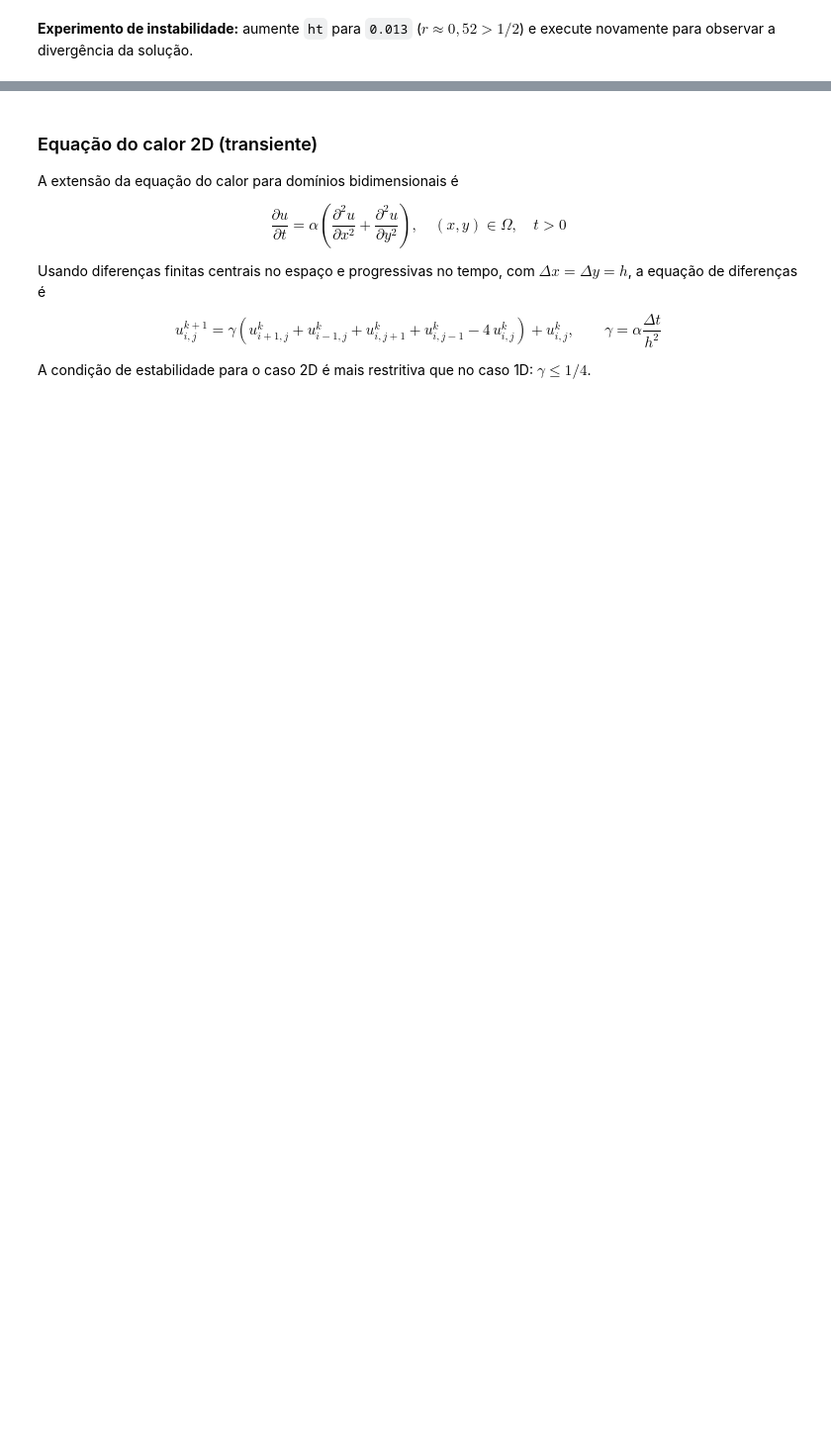
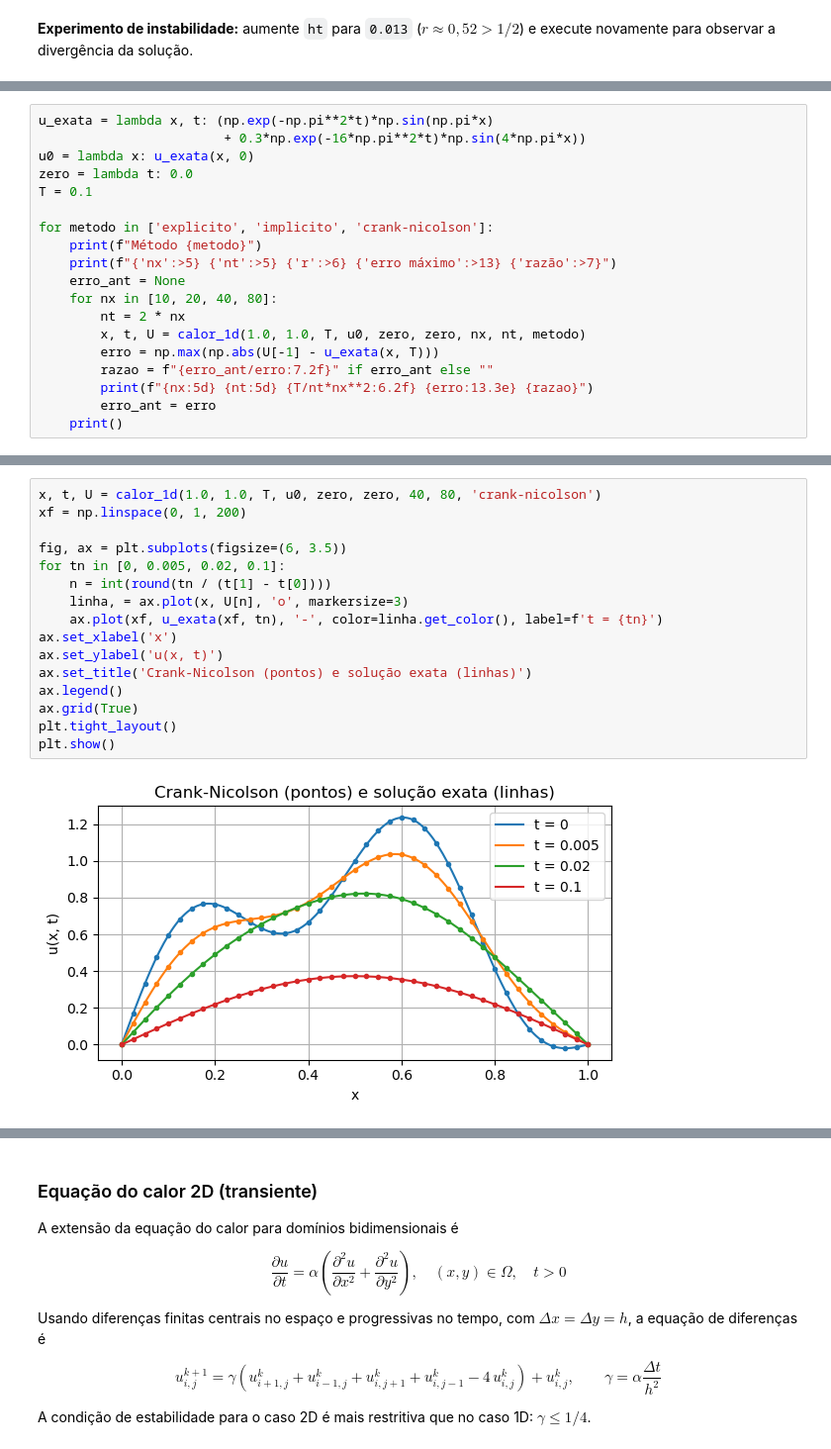
Before and after one commit to tiagoburiol/metodos_numericos_em_python, a Jupyter notebook: 8_EQUACOES_DIFERENCIAIS_PARCIAIS/8.4_edps_parabolicas.ipynb, the cells around one changed output, grey strips where cells are left out. Shown at 99% size. Cells and saved outputs as stored; diff of their text form; blank space fills up the shorter version.

```diff
--- a/8_EQUACOES_DIFERENCIAIS_PARCIAIS/8.4_edps_parabolicas.ipynb
+++ b/8_EQUACOES_DIFERENCIAIS_PARCIAIS/8.4_edps_parabolicas.ipynb
@@ -704,0 +251,19 @@ que é a expressão utilizada para calcular os erros relativos das aproximaçõe
+# %%
+u_exata = lambda x, t: (np.exp(-np.pi**2*t)*np.sin(np.pi*x)
+                        + 0.3*np.exp(-16*np.pi**2*t)*np.sin(4*np.pi*x))
+u0 = lambda x: u_exata(x, 0)
+zero = lambda t: 0.0
+T = 0.1
+
+for metodo in ['explicito', 'implicito', 'crank-nicolson']:
+    print(f"Método {metodo}")
+    print(f"{'nx':>5} {'nt':>5} {'r':>6} {'erro máximo':>13} {'razão':>7}")
+    erro_ant = None
+    for nx in [10, 20, 40, 80]:
+        nt = 2 * nx
+        x, t, U = calor_1d(1.0, 1.0, T, u0, zero, zero, nx, nt, metodo)
+        erro = np.max(np.abs(U[-1] - u_exata(x, T)))
+        razao = f"{erro_ant/erro:7.2f}" if erro_ant else ""
+        print(f"{nx:5d} {nt:5d} {T/nt*nx**2:6.2f} {erro:13.3e} {razao}")
+        erro_ant = erro
+    print()
@@ -704,0 +291,18 @@ que é a expressão utilizada para calcular os erros relativos das aproximaçõe
+# %%
+x, t, U = calor_1d(1.0, 1.0, T, u0, zero, zero, 40, 80, 'crank-nicolson')
+xf = np.linspace(0, 1, 200)
+
+fig, ax = plt.subplots(figsize=(6, 3.5))
+for tn in [0, 0.005, 0.02, 0.1]:
+    n = int(round(tn / (t[1] - t[0])))
+    linha, = ax.plot(x, U[n], 'o', markersize=3)
+    ax.plot(xf, u_exata(xf, tn), '-', color=linha.get_color(), label=f't = {tn}')
+ax.set_xlabel('x')
+ax.set_ylabel('u(x, t)')
+ax.set_title('Crank-Nicolson (pontos) e solução exata (linhas)')
+ax.legend()
+ax.grid(True)
+plt.tight_layout()
+plt.show()
+# %% [output]
+[figure, added]
```
Also changed, not shown: parts of 43 cells of this notebook, 1 other file.
